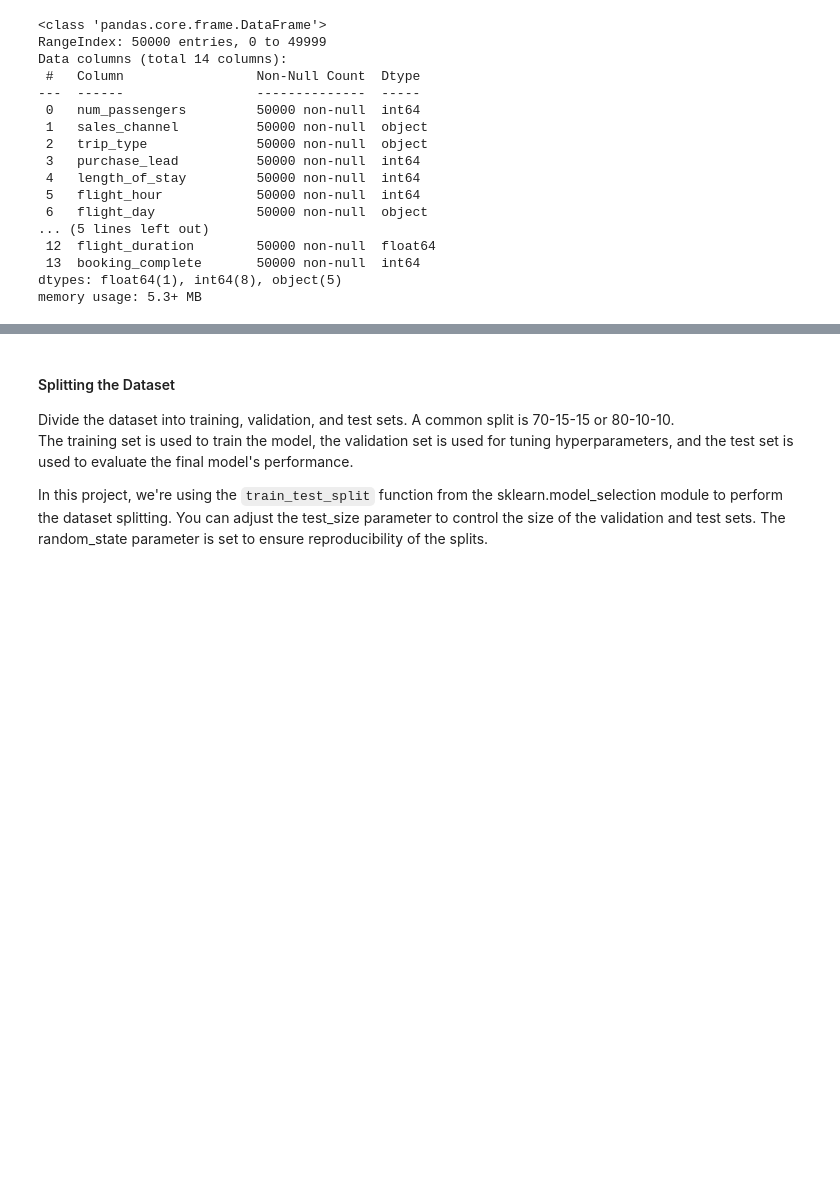
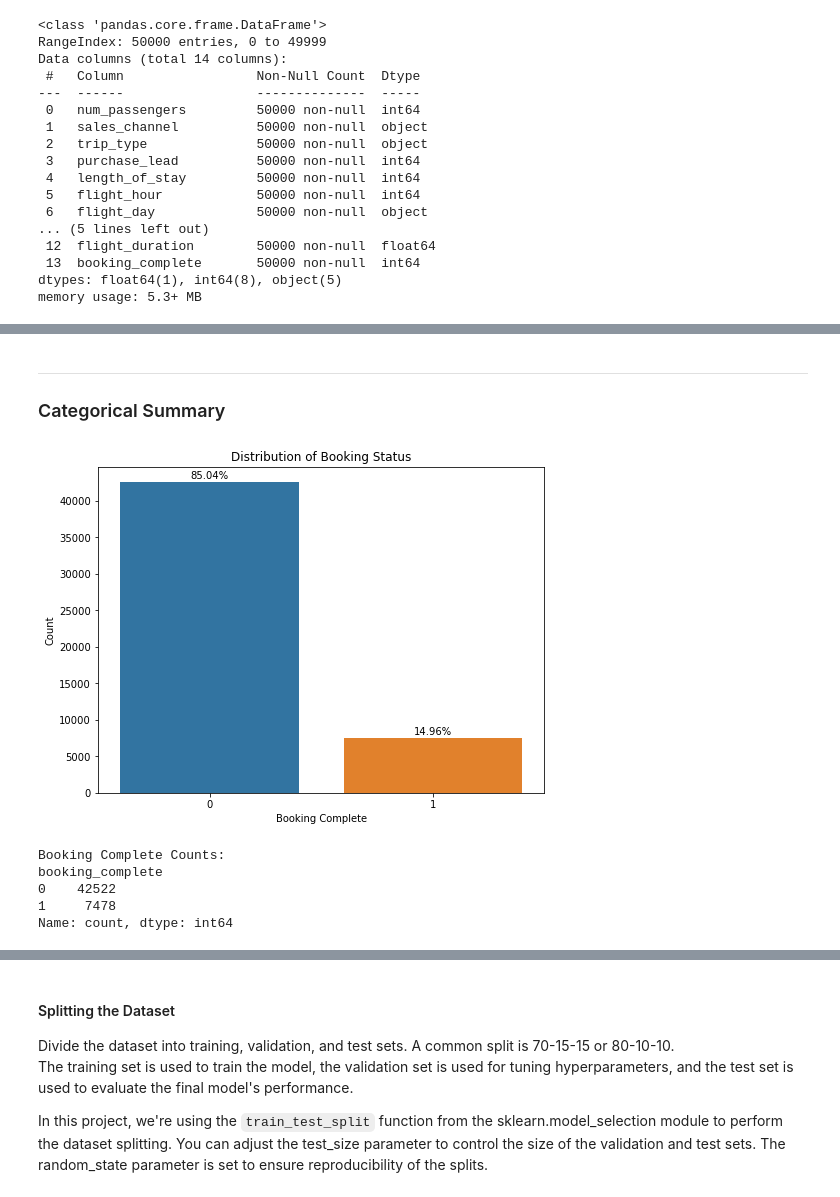
Before and after one commit to kachiann/British-Airways-Data-Science-Forage, a Jupyter notebook: TaskTwo_final.ipynb, the cells around one changed output, grey strips where cells are left out. Drawn from its saved outputs; the diff is of its cells as text; code cells hidden in the pictures; blank space fills up the shorter version.

```diff
--- a/TaskTwo_final.ipynb
+++ b/TaskTwo_final.ipynb
@@ -222,0 +160,33 @@ Correlation coefficients range from -1 to 1, with values closer to 1 indicating
+# %% [markdown]
+---
+### Categorical Summary
+# %%
+# Booking_complete
+# Count the number of occurrences for each booking complete status (Complete (1) and Not Complete (0))
+status_counts = data['booking_complete'].value_counts()
+
+# Calculate the percentage of each booking status
+status_percentages = (status_counts / len(data)) * 100
+# Plotting
+plt.figure(figsize=(8, 6))
+sns.barplot(x=status_counts.index, y=status_counts.values)
+plt.title('Distribution of Booking Status')
+plt.xlabel('Booking Complete')
+plt.ylabel('Count')
+
+# Annotate the bars with the percentage values
+for index, value in enumerate(status_counts.values):
+    plt.text(index, value + 500, f'{status_percentages[index]:.2f}%', ha='center', color='black')
+
+plt.show()
+
+# Print counts and percentages
+print("Booking Complete Counts:")
+print(status_counts)
+# %% [output]
+[figure, added]
+Booking Complete Counts:
+booking_complete
+0    42522
+1     7478
+Name: count, dtype: int64
```
Also changed, not shown: parts of 76 cells of this notebook.
